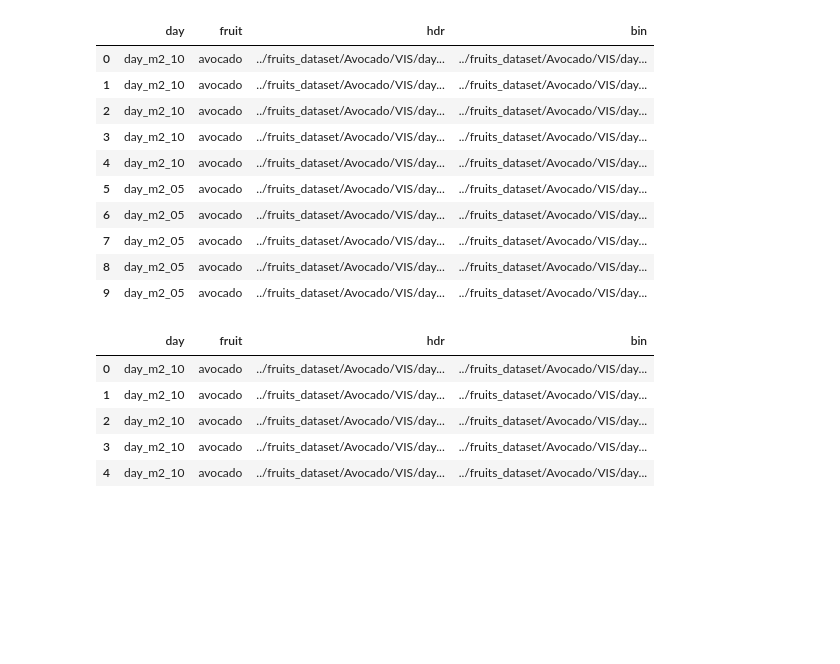
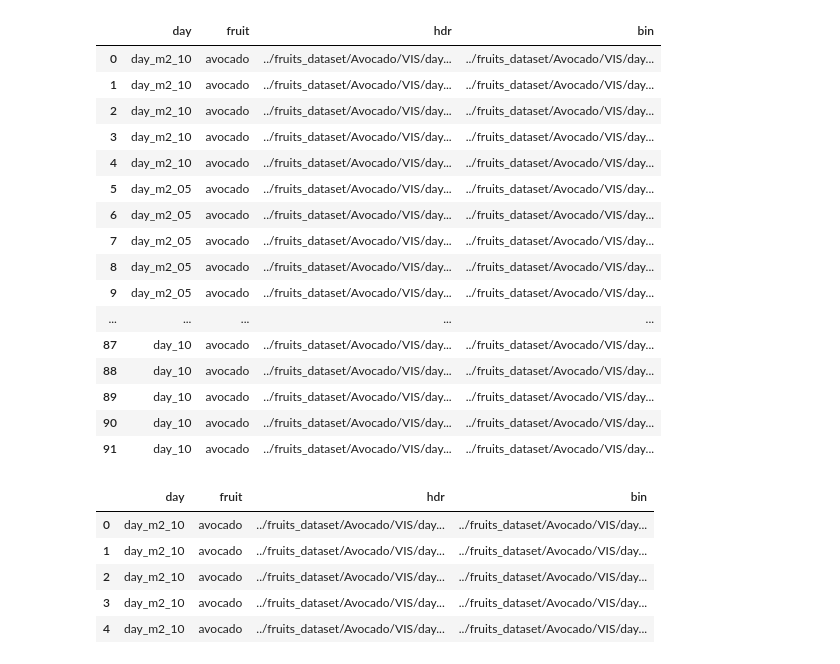
Before and after one commit to PyMati/FruitsClassificationFromHipespectralImages, a Jupyter notebook: robert-notebook.ipynb, the cells around one changed output. Cells and saved outputs as stored; diff of their text form; code cells hidden in the pictures; blank space fills up the shorter version.

```diff
--- a/robert-notebook.ipynb
+++ b/robert-notebook.ipynb
@@ -71,19 +71,25 @@ anno_path = oobx_dir / 'annotations'
 val_json = anno_path / 'val_v2.json'
 # %%
 avocado = load_data(path, "avocado")
-avocado.head(10)
+avocado.head(100)
 # %% [output]
 |  | day | fruit | hdr | bin |
 | 0 | day_m2_10 | avocado | ../fruits_dataset/Avocado/VIS/day... | ../fruits_dataset/Avocado/VIS/day... |
 | 1 | day_m2_10 | avocado | ../fruits_dataset/Avocado/VIS/day... | ../fruits_dataset/Avocado/VIS/day... |
 | 2 | day_m2_10 | avocado | ../fruits_dataset/Avocado/VIS/day... | ../fruits_dataset/Avocado/VIS/day... |
 | 3 | day_m2_10 | avocado | ../fruits_dataset/Avocado/VIS/day... | ../fruits_dataset/Avocado/VIS/day... |
 | 4 | day_m2_10 | avocado | ../fruits_dataset/Avocado/VIS/day... | ../fruits_dataset/Avocado/VIS/day... |
 | 5 | day_m2_05 | avocado | ../fruits_dataset/Avocado/VIS/day... | ../fruits_dataset/Avocado/VIS/day... |
 | 6 | day_m2_05 | avocado | ../fruits_dataset/Avocado/VIS/day... | ../fruits_dataset/Avocado/VIS/day... |
 | 7 | day_m2_05 | avocado | ../fruits_dataset/Avocado/VIS/day... | ../fruits_dataset/Avocado/VIS/day... |
 | 8 | day_m2_05 | avocado | ../fruits_dataset/Avocado/VIS/day... | ../fruits_dataset/Avocado/VIS/day... |
 | 9 | day_m2_05 | avocado | ../fruits_dataset/Avocado/VIS/day... | ../fruits_dataset/Avocado/VIS/day... |
+| ... | ... | ... | ... | ... |
+| 87 | day_10 | avocado | ../fruits_dataset/Avocado/VIS/day... | ../fruits_dataset/Avocado/VIS/day... |
+| 88 | day_10 | avocado | ../fruits_dataset/Avocado/VIS/day... | ../fruits_dataset/Avocado/VIS/day... |
+| 89 | day_10 | avocado | ../fruits_dataset/Avocado/VIS/day... | ../fruits_dataset/Avocado/VIS/day... |
+| 90 | day_10 | avocado | ../fruits_dataset/Avocado/VIS/day... | ../fruits_dataset/Avocado/VIS/day... |
+| 91 | day_10 | avocado | ../fruits_dataset/Avocado/VIS/day... | ../fruits_dataset/Avocado/VIS/day... |
 # %%
 paths = load_data(path, 'avocado')
 df = pd.DataFrame.from_dict(paths)
```
Also changed, not shown: parts of 18 cells of this notebook.
